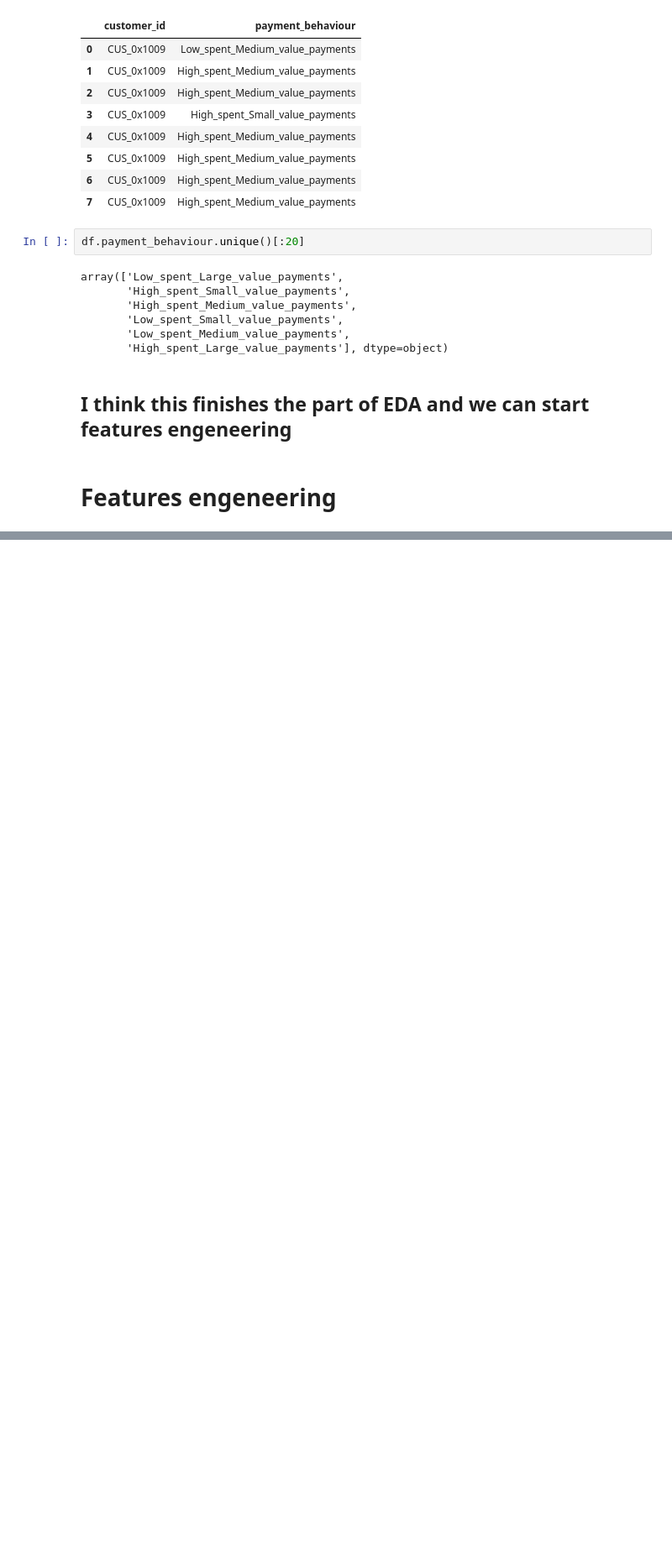
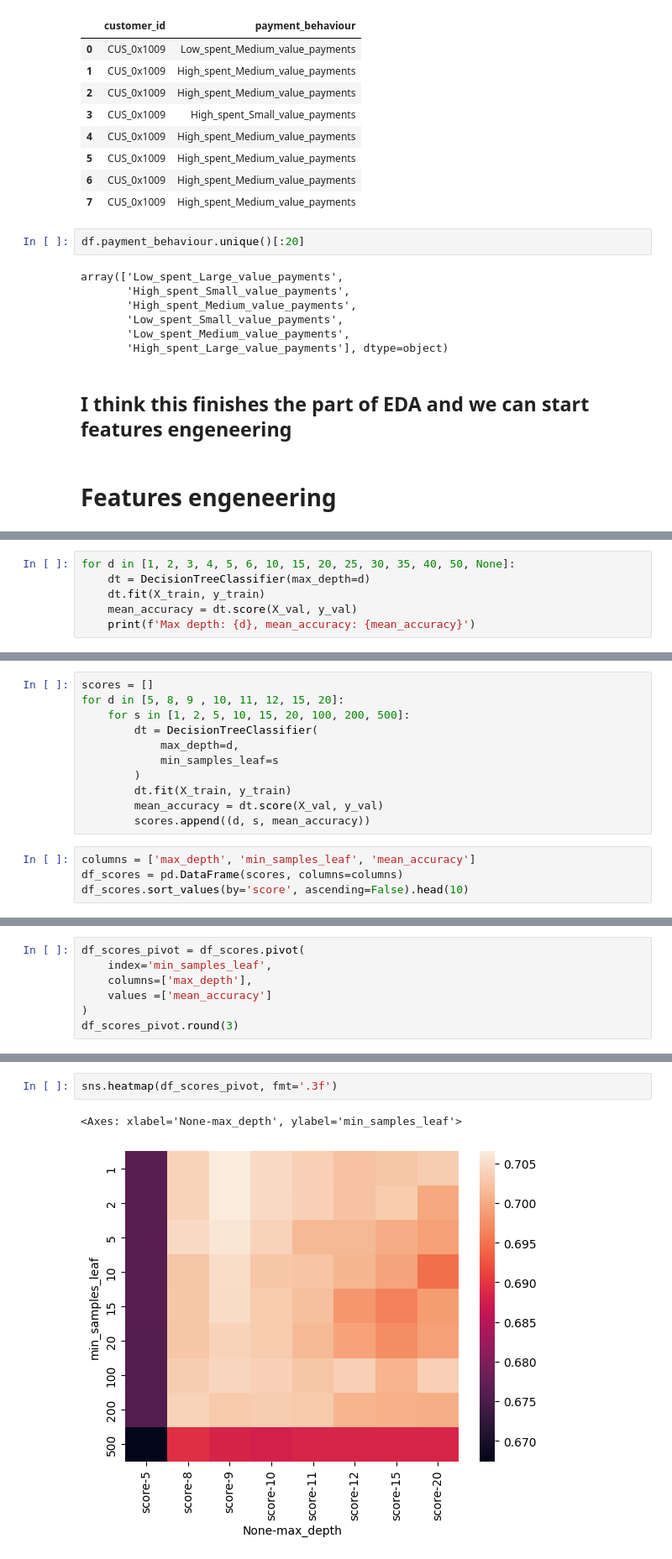
Before and after one commit to Stayermax/MLzoomcamp_midterm_project, a Jupyter notebook: dataset_eda.ipynb, the cells around one changed output, grey strips where cells are left out. Shown at 84% size. Drawn from its saved outputs; the diff is of its cells as text; blank space fills up the shorter version.

```diff
--- a/dataset_eda.ipynb
+++ b/dataset_eda.ipynb
@@ -1447,0 +1635,6 @@ df.head()
+# %%
+for d in [1, 2, 3, 4, 5, 6, 10, 15, 20, 25, 30, 35, 40, 50, None]:
+    dt = DecisionTreeClassifier(max_depth=d)
+    dt.fit(X_train, y_train)
+    mean_accuracy = dt.score(X_val, y_val)
+    print(f'Max depth: {d}, mean_accuracy: {mean_accuracy}')
@@ -1447,0 +1659,15 @@ df.head()
+# %%
+scores = []
+for d in [5, 8, 9 , 10, 11, 12, 15, 20]:
+    for s in [1, 2, 5, 10, 15, 20, 100, 200, 500]:
+        dt = DecisionTreeClassifier(
+            max_depth=d,
+            min_samples_leaf=s
+        )
+        dt.fit(X_train, y_train)
+        mean_accuracy = dt.score(X_val, y_val)
+        scores.append((d, s, mean_accuracy))
+# %%
+columns = ['max_depth', 'min_samples_leaf', 'mean_accuracy']
+df_scores = pd.DataFrame(scores, columns=columns)
+df_scores.sort_values(by='score', ascending=False).head(10)
@@ -1447,0 +1686,7 @@ df.head()
+# %%
+df_scores_pivot = df_scores.pivot(
+	index='min_samples_leaf',
+	columns=['max_depth'],
+	values =['mean_accuracy']
+)
+df_scores_pivot.round(3)
@@ -1447,0 +1706,5 @@ df.head()
+# %%
+sns.heatmap(df_scores_pivot, fmt='.3f')
+# %% [output]
+<Axes: xlabel='None-max_depth', ylabel='min_samples_leaf'>
+[figure, added]
```
Also changed, not shown: parts of 93 cells of this notebook.
